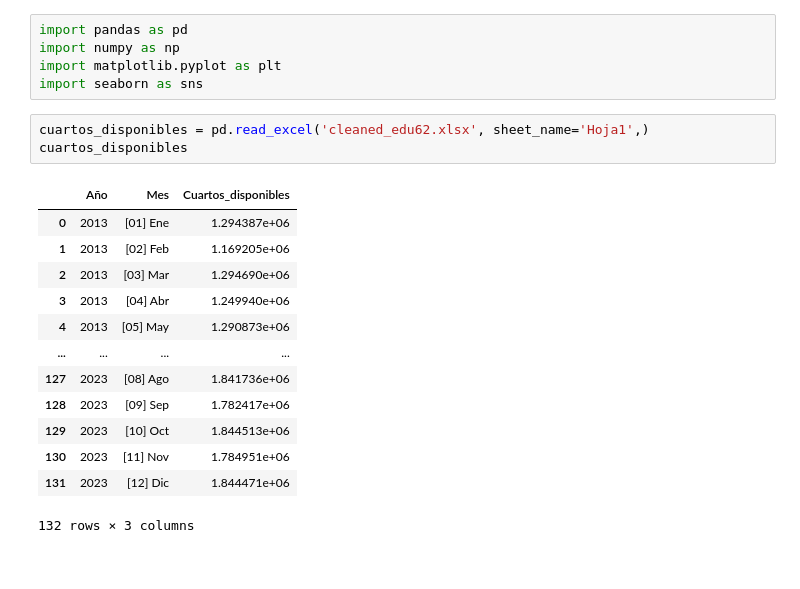
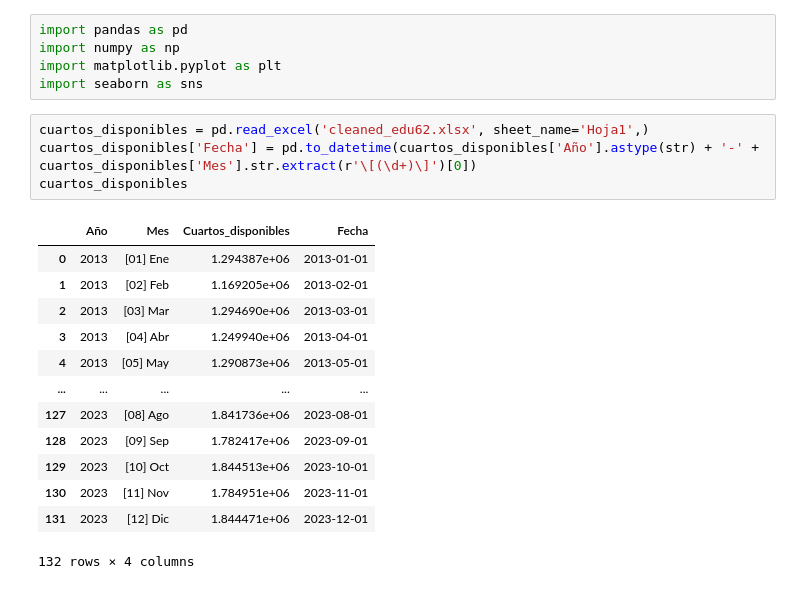
Before and after one commit to matutedevelop/Proyecto_prog_analisis, a Jupyter notebook: Cleaning_edu/data_edu6_2.ipynb, the cells around one changed output. Cells and saved outputs as stored; diff of their text form.

```diff
--- a/Cleaning_edu/data_edu6_2.ipynb
+++ b/Cleaning_edu/data_edu6_2.ipynb
@@ -5,18 +5,19 @@ import matplotlib.pyplot as plt
 import seaborn as sns
 # %%
 cuartos_disponibles = pd.read_excel('cleaned_edu62.xlsx', sheet_name='Hoja1',)
+cuartos_disponibles['Fecha'] = pd.to_datetime(cuartos_disponibles['Año'].astype(str) + '-' + cuartos_disponibles['Mes'].str.extract(r'\[(\d+)\]')[0])
 cuartos_disponibles
 # %% [output]
-|  | Año | Mes | Cuartos_disponibles |
-| 0 | 2013 | [01] Ene | 1.294387e+06 |
-| 1 | 2013 | [02] Feb | 1.169205e+06 |
-| 2 | 2013 | [03] Mar | 1.294690e+06 |
-| 3 | 2013 | [04] Abr | 1.249940e+06 |
-| 4 | 2013 | [05] May | 1.290873e+06 |
-| ... | ... | ... | ... |
-| 127 | 2023 | [08] Ago | 1.841736e+06 |
-| 128 | 2023 | [09] Sep | 1.782417e+06 |
-| 129 | 2023 | [10] Oct | 1.844513e+06 |
-| 130 | 2023 | [11] Nov | 1.784951e+06 |
-| 131 | 2023 | [12] Dic | 1.844471e+06 |
+|  | Año | Mes | Cuartos_disponibles | Fecha |
+| 0 | 2013 | [01] Ene | 1.294387e+06 | 2013-01-01 |
+| 1 | 2013 | [02] Feb | 1.169205e+06 | 2013-02-01 |
+| 2 | 2013 | [03] Mar | 1.294690e+06 | 2013-03-01 |
+| 3 | 2013 | [04] Abr | 1.249940e+06 | 2013-04-01 |
+| 4 | 2013 | [05] May | 1.290873e+06 | 2013-05-01 |
+| ... | ... | ... | ... | ... |
+| 127 | 2023 | [08] Ago | 1.841736e+06 | 2023-08-01 |
+| 128 | 2023 | [09] Sep | 1.782417e+06 | 2023-09-01 |
+| 129 | 2023 | [10] Oct | 1.844513e+06 | 2023-10-01 |
+| 130 | 2023 | [11] Nov | 1.784951e+06 | 2023-11-01 |
+| 131 | 2023 | [12] Dic | 1.844471e+06 | 2023-12-01 |
-132 rows × 3 columns
+132 rows × 4 columns
```
Also changed, not shown: parts of 8 cells of this notebook, 1 other file.
